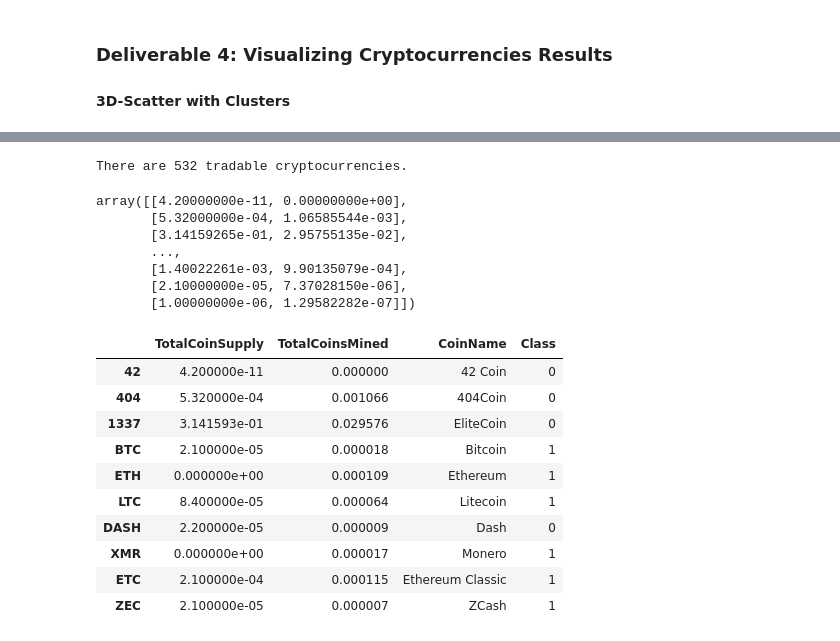
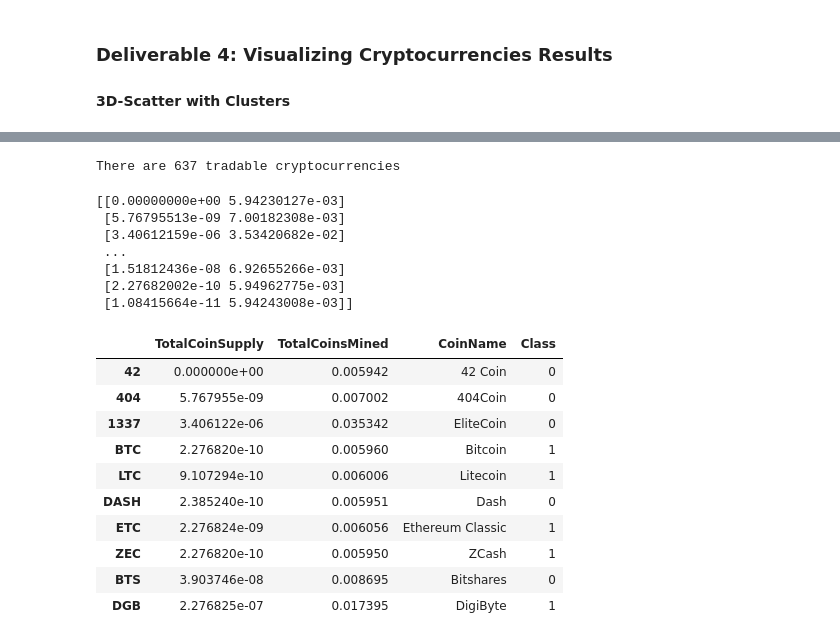
Before and after one commit to jcp650/Cryptocurrencies, a Jupyter notebook: crypto_clustering.ipynb, the cells around one changed output, grey strips where cells are left out. Saved outputs shown, nothing was run; the diff lists cells and outputs as text; code cells hidden in the pictures.

```diff
--- a/crypto_clustering.ipynb
+++ b/crypto_clustering.ipynb
@@ -308,42 +318,46 @@ clustered_df.head(10)
 [interactive output not drawn]
 # %%
 # Print the total number of tradable cryptocurrencies.
-# YOUR CODE HERE
+print(f"There are {len(clustered_df.index)} tradable cryptocurrencies")
 # %% [output]
-There are 532 tradable cryptocurrencies.
+There are 637 tradable cryptocurrencies
 # %%
 # Scaling data to create the scatter plot with tradable cryptocurrencies.
-# YOUR CODE HERE
+from sklearn.preprocessing import MinMaxScaler
+scatter_scaled_df = pd.DataFrame(clustered_df[['TotalCoinSupply', 'TotalCoinsMined']], index=clustered_df.index)
+scatter_scaled = MinMaxScaler().fit_transform(scatter_scaled_df)
+print(scatter_scaled)
 # %% [output]
-array([[4.20000000e-11, 0.00000000e+00],
-       [5.32000000e-04, 1.06585544e-03],
-       [3.14159265e-01, 2.95755135e-02],
-       ...,
-       [1.40022261e-03, 9.90135079e-04],
-       [2.10000000e-05, 7.37028150e-06],
-       [1.00000000e-06, 1.29582282e-07]])
+[[0.00000000e+00 5.94230127e-03]
+ [5.76795513e-09 7.00182308e-03]
+ [3.40612159e-06 3.53420682e-02]
+ ...
+ [1.51812436e-08 6.92655266e-03]
+ [2.27682002e-10 5.94962775e-03]
+ [1.08415664e-11 5.94243008e-03]]
 # %%
 # Create a new DataFrame that has the scaled data with the clustered_df DataFrame index.
-# YOUR CODE HERE
-
+scaled_df = pd.DataFrame(data=scatter_scaled, columns=["TotalCoinSupply", "TotalCoinsMined"], index=clustered_df.index)
 # Add the "CoinName" column from the clustered_df DataFrame to the new DataFrame.
-# YOUR CODE HERE
+temp_df1 = pd.DataFrame(clustered_df['CoinName'], index=clustered_df.index)
+scaled_df1 = pd.concat([scaled_df, temp_df1], axis=1)
 
 # Add the "Class" column from the clustered_df DataFrame to the new DataFrame.
-# YOUR CODE HERE
+temp_df2 = pd.DataFrame(clustered_df['Class'], index=clustered_df.index)
+plot_df = pd.concat([scaled_df1, temp_df2], axis=1)
 
 plot_df.head(10)
 # %% [output]
 |  | TotalCoinSupply | TotalCoinsMined | CoinName | Class |
-| 42 | 4.200000e-11 | 0.000000 | 42 Coin | 0 |
-| 404 | 5.320000e-04 | 0.001066 | 404Coin | 0 |
-| 1337 | 3.141593e-01 | 0.029576 | EliteCoin | 0 |
-| BTC | 2.100000e-05 | 0.000018 | Bitcoin | 1 |
-| ETH | 0.000000e+00 | 0.000109 | Ethereum | 1 |
-| LTC | 8.400000e-05 | 0.000064 | Litecoin | 1 |
-| DASH | 2.200000e-05 | 0.000009 | Dash | 0 |
-| XMR | 0.000000e+00 | 0.000017 | Monero | 1 |
-| ETC | 2.100000e-04 | 0.000115 | Ethereum Classic | 1 |
-| ZEC | 2.100000e-05 | 0.000007 | ZCash | 1 |
+| 42 | 0.000000e+00 | 0.005942 | 42 Coin | 0 |
+| 404 | 5.767955e-09 | 0.007002 | 404Coin | 0 |
+| 1337 | 3.406122e-06 | 0.035342 | EliteCoin | 0 |
+| BTC | 2.276820e-10 | 0.005960 | Bitcoin | 1 |
+| LTC | 9.107294e-10 | 0.006006 | Litecoin | 1 |
+| DASH | 2.385240e-10 | 0.005951 | Dash | 0 |
+| ETC | 2.276824e-09 | 0.006056 | Ethereum Classic | 1 |
+| ZEC | 2.276820e-10 | 0.005950 | ZCash | 1 |
+| BTS | 3.903746e-08 | 0.008695 | Bitshares | 0 |
+| DGB | 2.276825e-07 | 0.017395 | DigiByte | 1 |
 # %%
 # Create a hvplot.scatter plot using x="TotalCoinsMined" and y="TotalCoinSupply".
```
Also changed, not shown: parts of 3 cells of this notebook.
